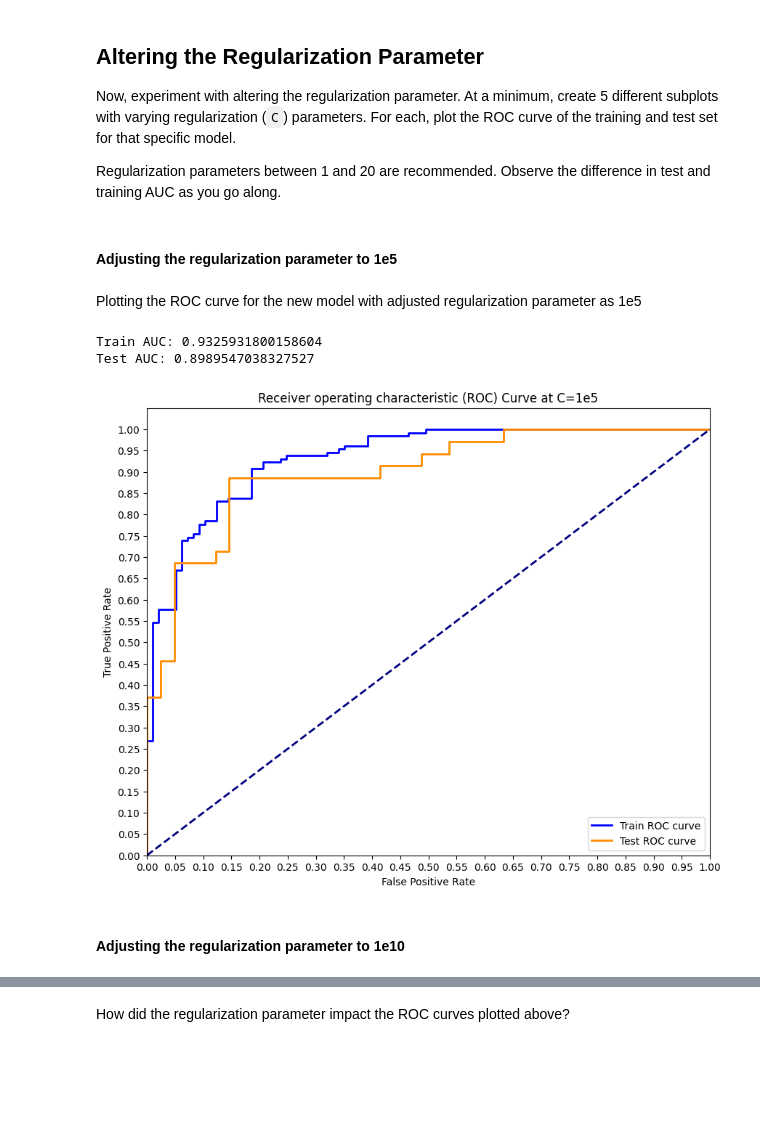
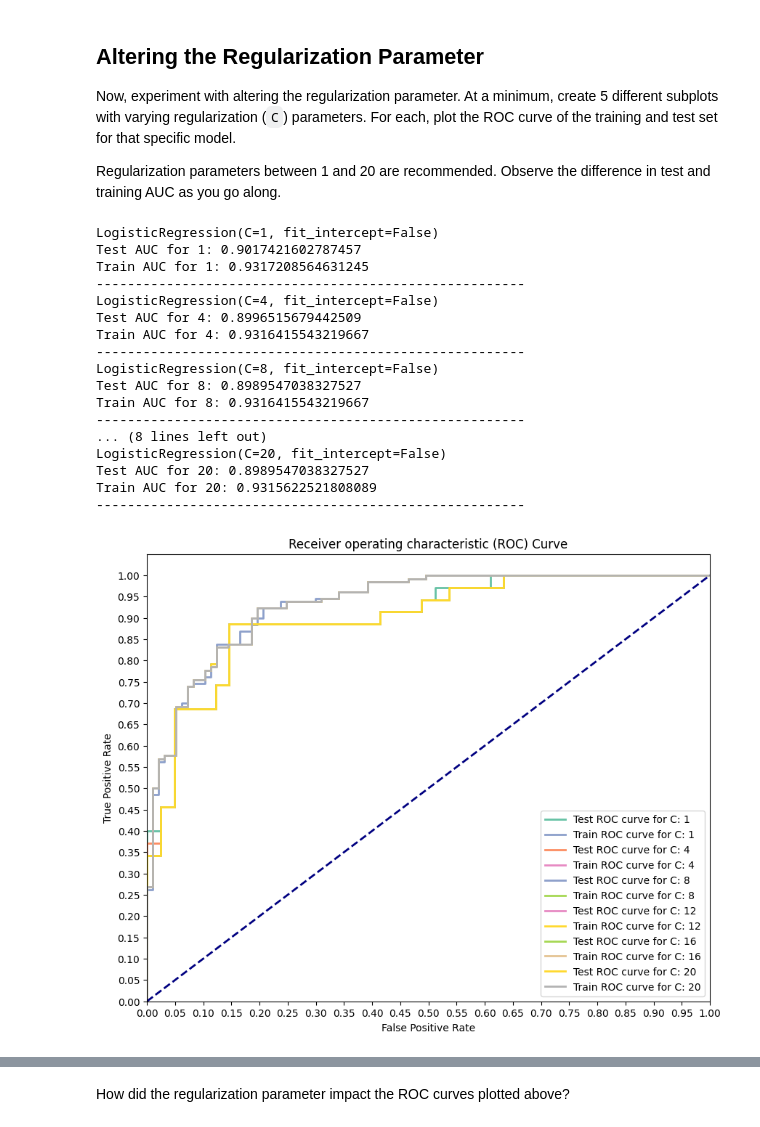
Before and after one commit to Philipmwasi/Logistic-regression-labs, a Jupyter notebook: dsc-logistic-regression-model-comparisons-lab-master/index.ipynb, the cells around one changed output, grey strips where cells are left out. Cells and saved outputs as stored; diff of their text form; code cells hidden in the pictures; blank space fills up the shorter version.

Commit message:
Corrected plots

```diff
--- a/dsc-logistic-regression-model-comparisons-lab-master/index.ipynb
+++ b/dsc-logistic-regression-model-comparisons-lab-master/index.ipynb
@@ -219,50 +219,68 @@ Adding the intercept improved the performance of the model on the training set f
 Now, experiment with altering the regularization parameter. At a minimum, create 5 different subplots with varying regularization (`C`) parameters. For each, plot the ROC curve of the training and test set for that specific model.
 
 Regularization parameters between 1 and 20 are recommended. Observe the difference in test and training AUC as you go along.
-# %% [markdown]
-#### Adjusting the regularization parameter to 1e5
-# %%
-log_reg_1 = LogisticRegression(fit_intercept=True, C=1e+5, solver = 'liblinear')
-
-# fit the model on the training dataset
-log_reg_1.fit(X_train, y_train)
-
-#predict on the test dataset
-y_hat_test_1 = log_reg_1.predict(X_test)
-# %% [markdown]
-Plotting the ROC curve for the new model with adjusted regularization parameter as 1e5
 # %%
-y_train_score = log_reg_1.predict_proba(X_train)[:,1]
-y_test_score = log_reg_1.predict_proba(X_test)[:,1]
+# Now let's compare a few different regularization performances on the dataset:
+C_param_range = [1, 4, 8, 12, 16, 20]
+names = [1, 4, 8, 12, 16, 20]
+colors = sns.color_palette('Set2')
 
-train_fpr, train_tpr, train_thresholds = roc_curve(y_train, y_train_score)
-test_fpr, test_tpr, test_thresholds = roc_curve(y_test, y_test_score)
+plt.figure(figsize=(10, 8))
+
+for n, c in enumerate(C_param_range):
+    # Fit a model
+    logreg = LogisticRegression(fit_intercept=False, C=c, solver = "lbfgs")
+    model_log = logreg.fit(X_train, y_train)
+    print(model_log) # Preview model params
+
+    # Predict
+    y_hat_test = model_log.predict(X_train)
+
+    # calculate the probability scores
+    y_test_score = logreg.fit(X_train, y_train).decision_function(X_test)
+    y_train_score = logreg.fit(X_train, y_train).decision_function(X_train)
+
+    test_fpr, test_tpr, test_thresholds = roc_curve(y_test, y_test_score)
+    train_fpr, train_tpr, train_thresholds = roc_curve(y_train, y_train_score)
 
 
-print('Train AUC: {}'.format(auc(train_fpr, train_tpr)))
-print('Test AUC: {}'.format(auc(test_fpr, test_tpr)))
+    print('Test AUC for {}: {}'.format(names[n], auc(test_fpr, test_tpr)))
+    print('Train AUC for {}: {}'.format(names[n], auc(train_fpr, train_tpr)))
+    print('-------------------------------------------------------')
+    lw = 2
 
-plt.figure(figsize=(10, 8))
-lw = 2
-
-plt.plot(train_fpr, train_tpr, color='blue',
-         lw=lw, label='Train ROC curve')
-plt.plot(test_fpr, test_tpr, color='darkorange',
-         lw=lw, label='Test ROC curve')
+    plt.plot(test_fpr, test_tpr, color=colors[n],
+         lw=lw, label='Test ROC curve for C: {}'.format(names[n]))
+    plt.plot(train_fpr, train_tpr, color=colors[n + 2],
+         lw=lw, label='Train ROC curve for C: {}'.format(names[n]))
 
 plt.plot([0, 1], [0, 1], color='navy', lw=lw, linestyle='--')
 plt.xlim([0.0, 1.0])
 plt.ylim([0.0, 1.05])
+
 plt.yticks([i/20.0 for i in range(21)])
 plt.xticks([i/20.0 for i in range(21)])
 plt.xlabel('False Positive Rate')
 plt.ylabel('True Positive Rate')
-plt.title('Receiver operating characteristic (ROC) Curve at C=1e5')
+plt.title('Receiver operating characteristic (ROC) Curve')
 plt.legend(loc='lower right')
 plt.show()
 # %% [output]
-Train AUC: 0.9325931800158604
-Test AUC: 0.8989547038327527
+LogisticRegression(C=1, fit_intercept=False)
+Test AUC for 1: 0.9017421602787457
+Train AUC for 1: 0.9317208564631245
+-------------------------------------------------------
+LogisticRegression(C=4, fit_intercept=False)
+Test AUC for 4: 0.8996515679442509
+Train AUC for 4: 0.9316415543219667
+-------------------------------------------------------
+LogisticRegression(C=8, fit_intercept=False)
+Test AUC for 8: 0.8989547038327527
+Train AUC for 8: 0.9316415543219667
+-------------------------------------------------------
+... (8 lines left out)
+LogisticRegression(C=20, fit_intercept=False)
+Test AUC for 20: 0.8989547038327527
+Train AUC for 20: 0.9315622521808089
+-------------------------------------------------------
-[figure, old version]
+[figure, new version]
-# %% [markdown]
-#### Adjusting the regularization parameter to 1e10
```
Also changed, not shown: parts of 8 cells of this notebook.
